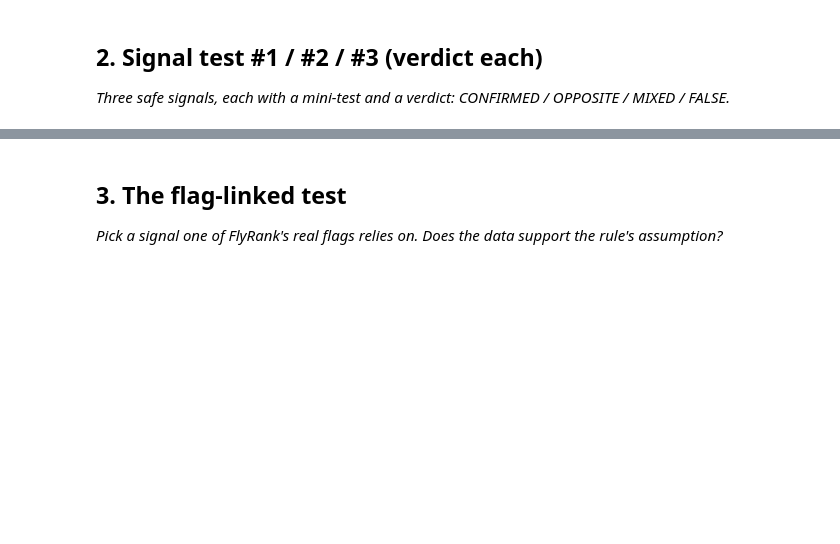
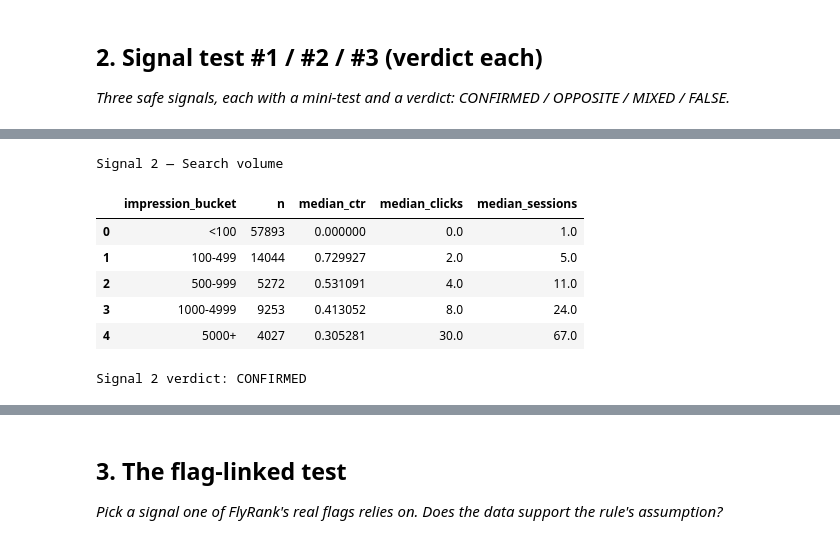
Before and after one commit to Anshikaag-28/Anshika-FlyRank-ML, a Jupyter notebook: work/notebooks/w04_signal_audit.ipynb, the cells around one changed output, grey strips where cells are left out. Drawn from its saved outputs; the diff is of its cells as text; code cells hidden in the pictures; blank space fills up the shorter version.

```diff
--- a/work/notebooks/w04_signal_audit.ipynb
+++ b/work/notebooks/w04_signal_audit.ipynb
@@ -15,0 +100,14 @@ This skeleton is yours to fill. Work the sections **in order** — each one has
+# %%
+features["position_bucket"] = pd.cut(
+    features["avg_position"],
+    bins=[0, 3, 10, 20, np.inf],
+    labels=["Top 3", "Page 1", "Page 2", "Deep"]
+)
+
+print("Position buckets:")
+display(
+    features["position_bucket"]
+    .value_counts(dropna=False)
+    .rename_axis("position_bucket")
+    .reset_index(name="n")
+)
@@ -22,0 +172,43 @@ This skeleton is yours to fill. Work the sections **in order** — each one has
+# %%
+# SIGNAL 2: Search volume / impressions
+
+volume_bins = [-1, 99, 499, 999, 4999, np.inf]
+volume_labels = [
+    "<100",
+    "100-499",
+    "500-999",
+    "1000-4999",
+    "5000+"
+]
+
+features["impression_bucket"] = pd.cut(
+    features["impressions"],
+    bins=volume_bins,
+    labels=volume_labels
+)
+
+volume_table = (
+    features
+    .groupby("impression_bucket", observed=True)
+    .agg(
+        n=("content_hash_id", "size"),
+        median_ctr=("ctr", "median"),
+        median_clicks=("clicks", "median"),
+        median_sessions=("sessions", "median")
+    )
+    .reset_index()
+)
+
+print("Signal 2 — Search volume")
+display(volume_table)
+
+print("\nSignal 2 verdict: CONFIRMED")
+# %% [output]
+Signal 2 — Search volume
+|  | impression_bucket | n | median_ctr | median_clicks | median_sessions |
+| 0 | <100 | 57893 | 0.000000 | 0.0 | 1.0 |
+| 1 | 100-499 | 14044 | 0.729927 | 2.0 | 5.0 |
+| 2 | 500-999 | 5272 | 0.531091 | 4.0 | 11.0 |
+| 3 | 1000-4999 | 9253 | 0.413052 | 8.0 | 24.0 |
+| 4 | 5000+ | 4027 | 0.305281 | 30.0 | 67.0 |
+Signal 2 verdict: CONFIRMED
```
Also changed, not shown: parts of 12 cells of this notebook.
